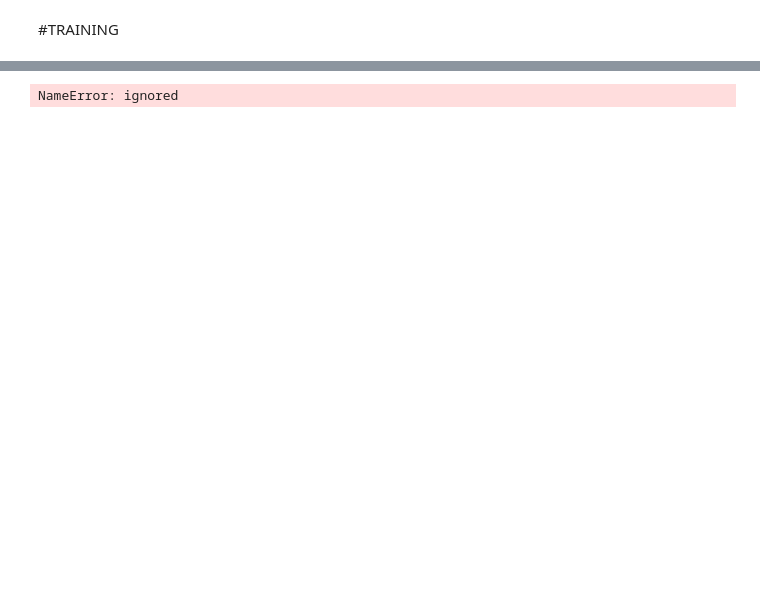
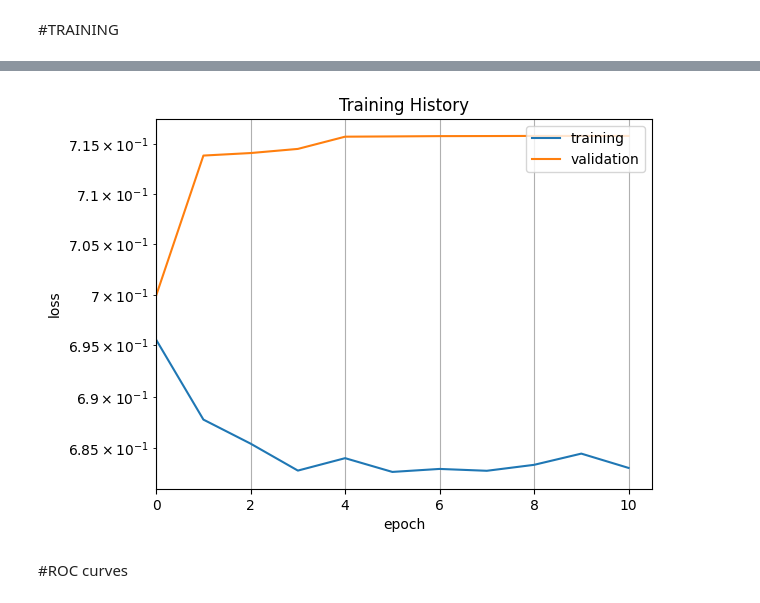
Before and after one commit to dcugini/ML_course_Pavia_23, a Jupyter notebook: Schwinger_model.ipynb, the cells around one changed output, grey strips where cells are left out. Drawn from its saved outputs; the diff is of its cells as text; code cells hidden in the pictures; blank space fills up the shorter version.

```diff
--- a/Schwinger_model.ipynb
+++ b/Schwinger_model.ipynb
@@ -97,26 +136,29 @@ for i in range(n_chains_train,n_chains_val ):
 # %% [markdown]
 #CDN 1D
 # %%
-featureArrayLength = (n_chains_train,n_sites)
-dropoutRate = 0.25
+featureArrayLength = (n_sites,1)
+dropoutRate = 0.2
 # %%
 ####
 inputList = Input(shape=(featureArrayLength))
-x = Conv1D(20, kernel_size=3, data_format="channels_last", strides=1, padding="same", activation='relu')(inputList)
+x = Conv1D(10, kernel_size=3, data_format="channels_last", strides=1, padding="same", activation='relu')(inputList)
 x = AveragePooling1D(pool_size=2)(x)
 #
-x = Conv1D(40, kernel_size=3, data_format="channels_last", strides=1, padding="same", activation='relu')(x)
-x = AveragePooling1D(pool_size=3)(x)
+x = Conv1D(20, kernel_size=3, data_format="channels_last", strides=1, padding="same", activation='relu')(x)
+x = AveragePooling1D(pool_size=2)(x)
+#
+#x = Conv1D(60, kernel_size=3, data_format="channels_last", strides=1, padding="same", activation='relu')(x)
+#x = AveragePooling1D(pool_size=2)(x)
 #
 x = Flatten()(x)
-x = Dense(20, activation='relu')(x)
+x = Dense(5, activation='relu')(x)
 x = Dropout(dropoutRate)(x)
-x = Dense(10, activation='relu')(x)
+x = Dense(2, activation='relu')(x)
 x = Dropout(dropoutRate)(x)
-output = Dense(5, activation='softmax')(x)
+output = Dense(1, activation='sigmoid')(x)
 ####
 model = Model(inputs=inputList, outputs=output)
 # %%
-model.compile(loss='categorical_crossentropy', optimizer='adam')
+model.compile(loss="binary_crossentropy", optimizer='adam')
 model.summary()
 # %% [output]
@@ -140,7 +182,7 @@ _________________________________________________________________
 # %% [markdown]
 #TRAINING
 # %%
-batch_size = 1000
+batch_size = 100
 n_epochs = 200
 # %%
 # train
@@ -156,12 +213,17 @@ ValueError: ignored
 # %%
 # plot training history
 plt.plot(history.history['loss'])
 plt.plot(history.history['val_loss'])
 plt.yscale('log')
 plt.title('Training History')
 plt.ylabel('loss')
 plt.xlabel('epoch')
 plt.legend(['training', 'validation'], loc='upper right')
+plt.grid()
+plt.ylim(bottom = 0)
+plt.xlim(left = 0)
 plt.show()
 # %% [output]
-NameError: ignored
+[figure, added]
+# %% [markdown]
+#ROC curves
```
Also changed, not shown: parts of 16 cells of this notebook.
